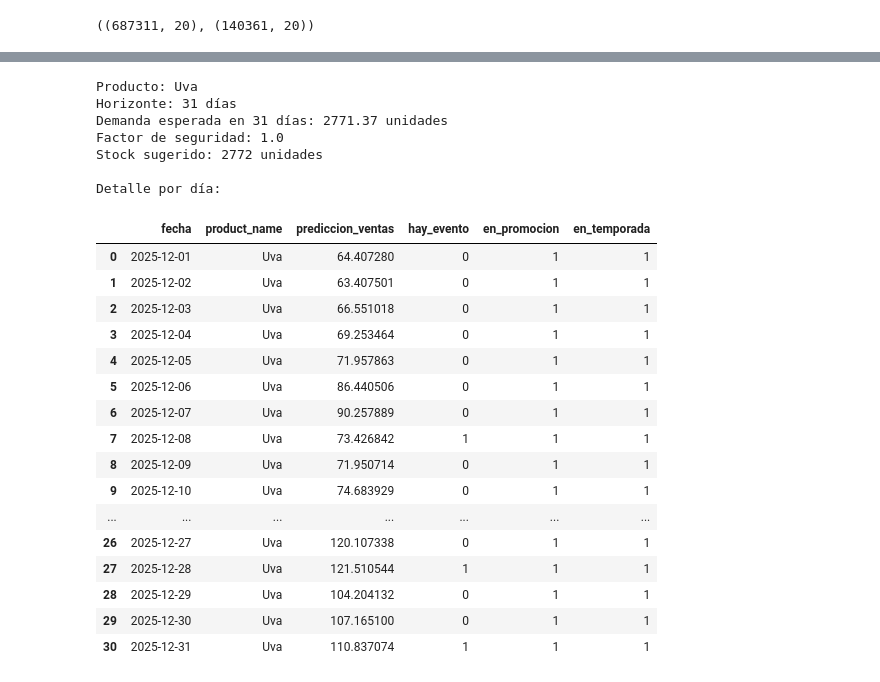
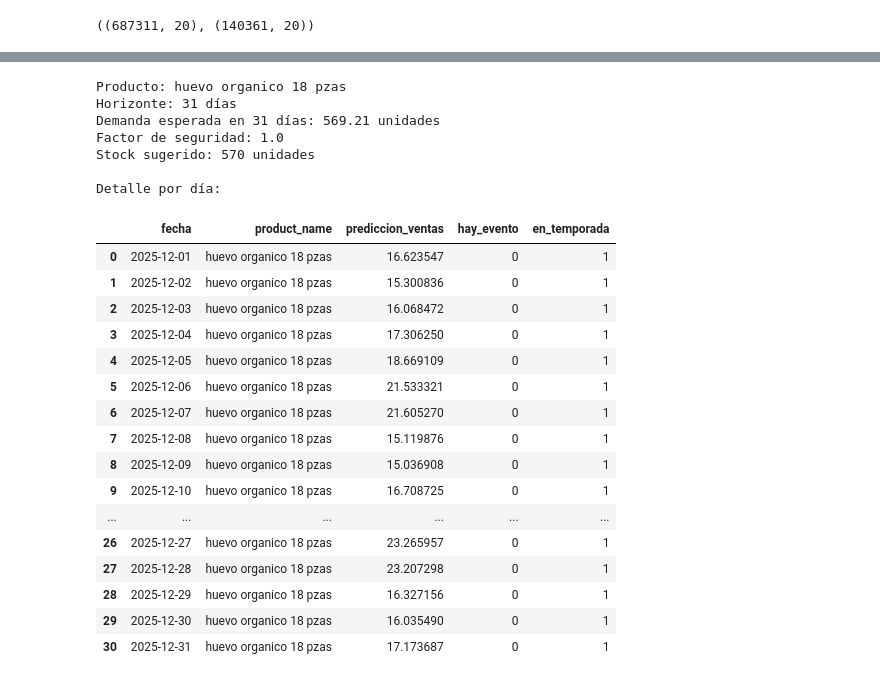
Before and after one commit to Fercho1407/proyectoTerminal, a Jupyter notebook: modelo/modelo.ipynb, the cells around one changed output, grey strips where cells are left out. Saved outputs shown, nothing was run; the diff lists cells and outputs as text; code cells hidden in the pictures.

```diff
--- a/modelo/modelo.ipynb
+++ b/modelo/modelo.ipynb
@@ -452,7 +452,6 @@ def predecir_proximos_dias(nombre_producto: str, dias: int = 7) -> pd.DataFrame:
         hay_evento = hay_evento_en_fecha(nombre_producto, fecha_pred)
 
         # Para simplificar: asumimos mismo patrón de promo y temporada que el último día
-        en_promocion = int(last_row["en_promocion"])
         en_temporada = int(last_row["en_temporada"])
 
         # --- Lags y medias basados en hist_ventas (que vamos actualizando) ---
@@ -471,7 +470,6 @@ def predecir_proximos_dias(nombre_producto: str, dias: int = 7) -> pd.DataFrame:
             "category_id": category_id,
             "perecedero": perecedero,
             "precio": precio_ultimo,          # podrías dinamizar esto futuramente
-            "en_promocion": en_promocion,
             "en_temporada": en_temporada,
             "hay_evento": hay_evento,
             "anio": anio,
@@ -503,7 +501,6 @@ def predecir_proximos_dias(nombre_producto: str, dias: int = 7) -> pd.DataFrame:
             "product_name": nombre_producto,
             "prediccion_ventas": max(y_pred, 0.0),  # evitar negativos
             "hay_evento": hay_evento,
-            "en_promocion": en_promocion,
             "en_temporada": en_temporada
         })
 
@@ -534,5 +539,5 @@ NameError: name 'predecir_proximos_dias' is not defined
 # %%
-nombre_producto = "Aguacate Hass"  # cámbialo a uno que exista en tu dataset
+nombre_producto = "aguacate hass"  # cámbialo a uno que exista en tu dataset
 
 df_pred_semana = predecir_proximos_dias(nombre_producto, dias=12)
 print(df_pred_semana)
@@ -606,46 +607,46 @@ def sugerir_stock(nombre_producto: str,
 
     return df_pred, demanda_esperada, stock_sugerido
 # %%
-producto = "Uva"   # cambia por uno que exista en tu dataset
+producto = "huevo organico 18 pzas"   # cambia por uno que exista en tu dataset
 dias_horizonte = 31
 factor_seg = 1.0   # 20% de colchón
 
 df_pred, demanda_esperada, stock_sugerido = sugerir_stock(
     nombre_producto=producto,
     dias=dias_horizonte,
     factor_seguridad=factor_seg
 )
 
 print(f"Producto: {producto}")
 print(f"Horizonte: {dias_horizonte} días")
 print(f"Demanda esperada en {dias_horizonte} días: {demanda_esperada:.2f} unidades")
 print(f"Factor de seguridad: {factor_seg}")
 print(f"Stock sugerido: {stock_sugerido:.0f} unidades")
 
 print("\nDetalle por día:")
 display(df_pred)
 # %% [output]
-Producto: Uva
+Producto: huevo organico 18 pzas
 Horizonte: 31 días
-Demanda esperada en 31 días: 2771.37 unidades
+Demanda esperada en 31 días: 569.21 unidades
 Factor de seguridad: 1.0
-Stock sugerido: 2772 unidades
+Stock sugerido: 570 unidades
 
 Detalle por día:
-|  | fecha | product_name | prediccion_ventas | hay_evento | en_promocion | en_temporada |
-| 0 | 2025-12-01 | Uva | 64.407280 | 0 | 1 | 1 |
-| 1 | 2025-12-02 | Uva | 63.407501 | 0 | 1 | 1 |
-| 2 | 2025-12-03 | Uva | 66.551018 | 0 | 1 | 1 |
-| 3 | 2025-12-04 | Uva | 69.253464 | 0 | 1 | 1 |
-| 4 | 2025-12-05 | Uva | 71.957863 | 0 | 1 | 1 |
-| 5 | 2025-12-06 | Uva | 86.440506 | 0 | 1 | 1 |
-| 6 | 2025-12-07 | Uva | 90.257889 | 0 | 1 | 1 |
-| 7 | 2025-12-08 | Uva | 73.426842 | 1 | 1 | 1 |
-| 8 | 2025-12-09 | Uva | 71.950714 | 0 | 1 | 1 |
-| 9 | 2025-12-10 | Uva | 74.683929 | 0 | 1 | 1 |
-| ... | ... | ... | ... | ... | ... | ... |
-| 26 | 2025-12-27 | Uva | 120.107338 | 0 | 1 | 1 |
-| 27 | 2025-12-28 | Uva | 121.510544 | 1 | 1 | 1 |
-| 28 | 2025-12-29 | Uva | 104.204132 | 0 | 1 | 1 |
-| 29 | 2025-12-30 | Uva | 107.165100 | 0 | 1 | 1 |
-| 30 | 2025-12-31 | Uva | 110.837074 | 1 | 1 | 1 |
+|  | fecha | product_name | prediccion_ventas | hay_evento | en_temporada |
+| 0 | 2025-12-01 | huevo organico 18 pzas | 16.623547 | 0 | 1 |
+| 1 | 2025-12-02 | huevo organico 18 pzas | 15.300836 | 0 | 1 |
+| 2 | 2025-12-03 | huevo organico 18 pzas | 16.068472 | 0 | 1 |
+| 3 | 2025-12-04 | huevo organico 18 pzas | 17.306250 | 0 | 1 |
+| 4 | 2025-12-05 | huevo organico 18 pzas | 18.669109 | 0 | 1 |
+| 5 | 2025-12-06 | huevo organico 18 pzas | 21.533321 | 0 | 1 |
+| 6 | 2025-12-07 | huevo organico 18 pzas | 21.605270 | 0 | 1 |
+| 7 | 2025-12-08 | huevo organico 18 pzas | 15.119876 | 0 | 1 |
+| 8 | 2025-12-09 | huevo organico 18 pzas | 15.036908 | 0 | 1 |
+| 9 | 2025-12-10 | huevo organico 18 pzas | 16.708725 | 0 | 1 |
+| ... | ... | ... | ... | ... | ... |
+| 26 | 2025-12-27 | huevo organico 18 pzas | 23.265957 | 0 | 1 |
+| 27 | 2025-12-28 | huevo organico 18 pzas | 23.207298 | 0 | 1 |
+| 28 | 2025-12-29 | huevo organico 18 pzas | 16.327156 | 0 | 1 |
+| 29 | 2025-12-30 | huevo organico 18 pzas | 16.035490 | 0 | 1 |
+| 30 | 2025-12-31 | huevo organico 18 pzas | 17.173687 | 0 | 1 |
```
Also changed, not shown: parts of 9 cells of this notebook.
